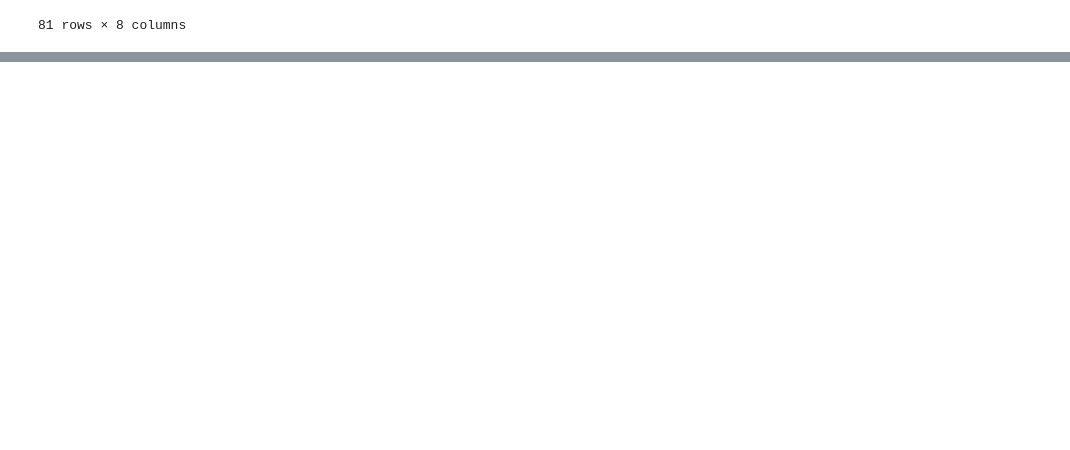
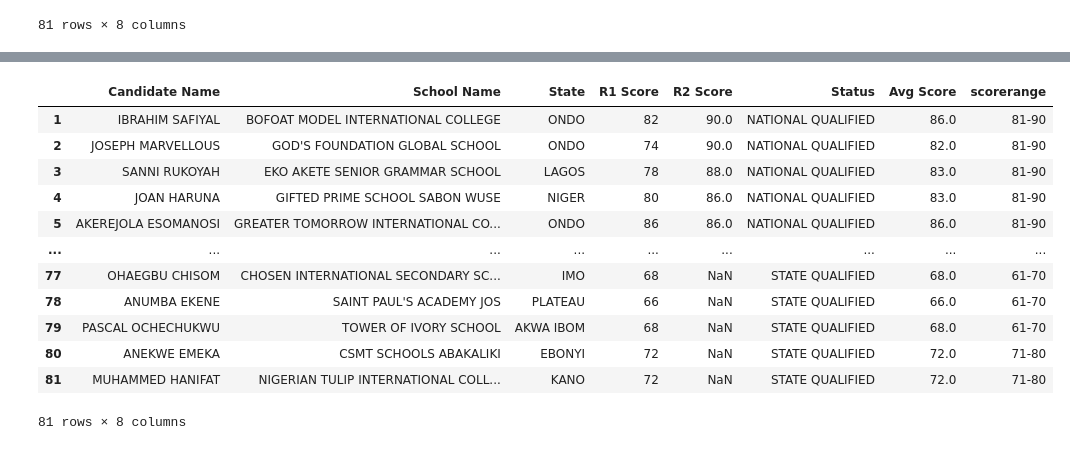
Before and after one commit to DeBanner/Data-Science, a Jupyter notebook: BrightestStudents_Analysis.ipynb, the cells around one changed output, grey strips where cells are left out. Saved outputs shown, nothing was run; the diff lists cells and outputs as text; code cells hidden in the pictures; blank space fills up the shorter version.

Commit message:
more sorting

```diff
--- a/BrightestStudents_Analysis.ipynb
+++ b/BrightestStudents_Analysis.ipynb
@@ -168,0 +175,18 @@ plt.title('Distribution of Scores in Different Ranges');
+# %%
+sorting2 = qual.sort_values(by=['R2 Score'], ascending= False).reset_index(drop=True)
+sorting2.index = sorting2.index + 1
+sorting2
+# %% [output]
+|  | Candidate Name | School Name | State | R1 Score | R2 Score | Status | Avg Score | scorerange |
+| 1 | IBRAHIM SAFIYAL | BOFOAT MODEL INTERNATIONAL COLLEGE | ONDO | 82 | 90.0 | NATIONAL QUALIFIED | 86.0 | 81-90 |
+| 2 | JOSEPH MARVELLOUS | GOD'S FOUNDATION GLOBAL SCHOOL | ONDO | 74 | 90.0 | NATIONAL QUALIFIED | 82.0 | 81-90 |
+| 3 | SANNI RUKOYAH | EKO AKETE SENIOR GRAMMAR SCHOOL | LAGOS | 78 | 88.0 | NATIONAL QUALIFIED | 83.0 | 81-90 |
+| 4 | JOAN HARUNA | GIFTED PRIME SCHOOL SABON WUSE | NIGER | 80 | 86.0 | NATIONAL QUALIFIED | 83.0 | 81-90 |
+| 5 | AKEREJOLA ESOMANOSI | GREATER TOMORROW INTERNATIONAL CO... | ONDO | 86 | 86.0 | NATIONAL QUALIFIED | 86.0 | 81-90 |
+| ... | ... | ... | ... | ... | ... | ... | ... | ... |
+| 77 | OHAEGBU CHISOM | CHOSEN INTERNATIONAL SECONDARY SC... | IMO | 68 | NaN | STATE QUALIFIED | 68.0 | 61-70 |
+| 78 | ANUMBA EKENE | SAINT PAUL'S ACADEMY JOS | PLATEAU | 66 | NaN | STATE QUALIFIED | 66.0 | 61-70 |
+| 79 | PASCAL OCHECHUKWU | TOWER OF IVORY SCHOOL | AKWA IBOM | 68 | NaN | STATE QUALIFIED | 68.0 | 61-70 |
+| 80 | ANEKWE EMEKA | CSMT SCHOOLS ABAKALIKI | EBONYI | 72 | NaN | STATE QUALIFIED | 72.0 | 71-80 |
+| 81 | MUHAMMED HANIFAT | NIGERIAN TULIP INTERNATIONAL COLL... | KANO | 72 | NaN | STATE QUALIFIED | 72.0 | 71-80 |
+81 rows × 8 columns
```
Also changed, not shown: parts of 8 cells of this notebook.
